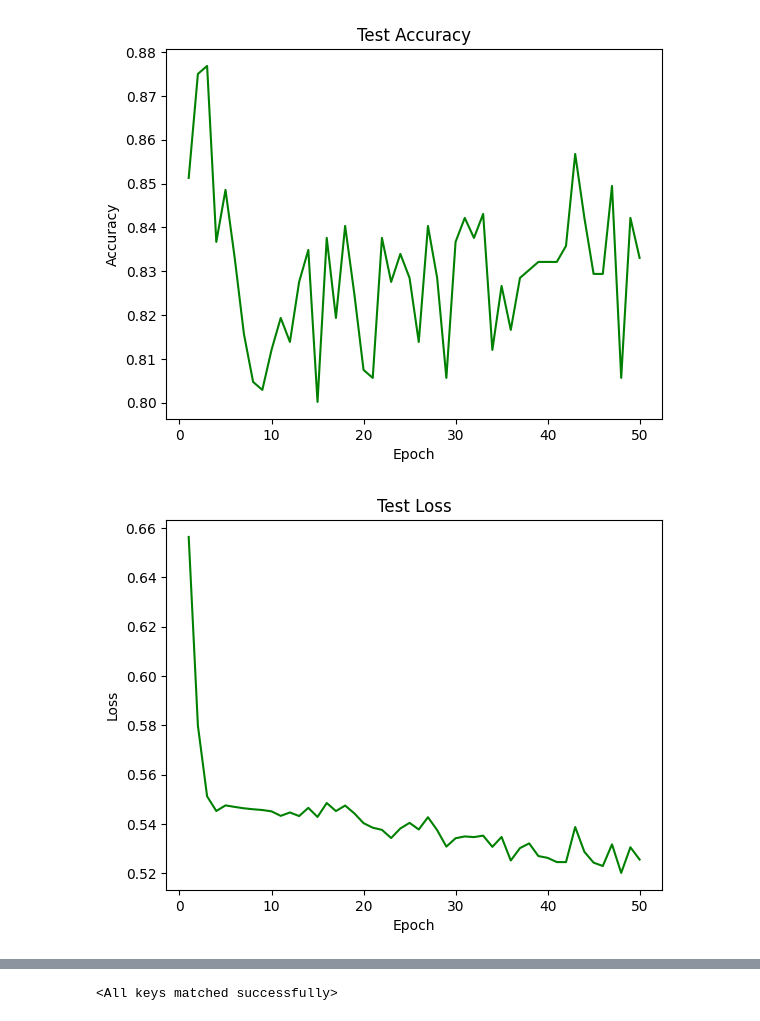
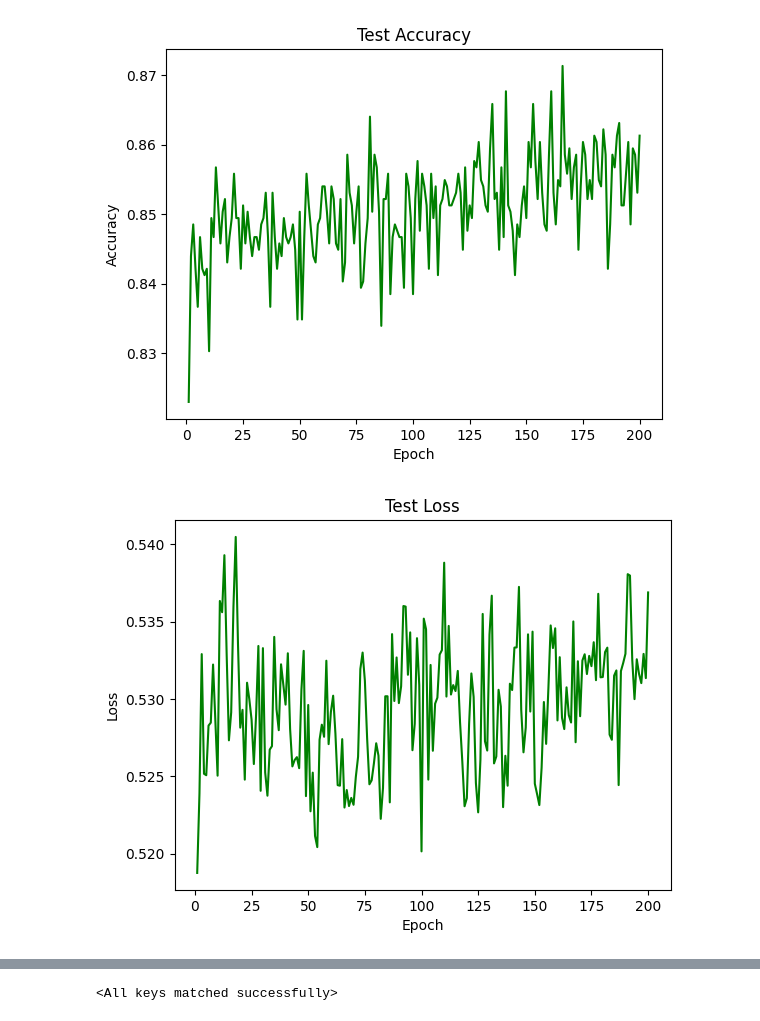
Before and after one commit to lsebin/Quennect, a Jupyter notebook: src/model_full.ipynb, the cells around one changed output, grey strips where cells are left out. Cells and saved outputs as stored; diff of their text form; code cells hidden in the pictures.

```diff
--- a/src/model_full.ipynb
+++ b/src/model_full.ipynb
@@ -21,20 +28,20 @@ HIDDEN2 = 32
 # %%
-def prepare_data():
-    q_cleaned = pd.read_csv('data_vectorized_240228.csv')
-    q_cleaned.drop(['ia_status_Facility Study', 'ia_status_Feasibility Study',
+def prepare_data2():
+    q_cleaned_old = pd.read_csv('data/data_vectorized_240228.csv')
+    q_cleaned_old.drop(['ia_status_Facility Study', 'ia_status_Feasibility Study',
         'ia_status_IA Executed', 'ia_status_Operational',
         'ia_status_System Impact Study', 'Unnamed: 0'], axis=1, inplace=True)
-    cols_to_drop = [col for col in q_cleaned.columns if col.startswith('util')]
-    q_cleaned.drop(cols_to_drop,  axis=1, inplace=True)
+    cols_to_drop = [col for col in q_cleaned_old.columns if col.startswith('util')]
+    q_cleaned_old.drop(cols_to_drop,  axis=1, inplace=True)
 
     exempt = []
-    for col in list(q_cleaned.columns):
-        if q_cleaned[col].max() < 1:
+    for col in list(q_cleaned_old.columns):
+        if q_cleaned_old[col].max() < 1:
               exempt.append(col)
-    q_cleaned.drop(columns = exempt,axis=1, inplace=True)
+    q_cleaned_old.drop(columns = exempt,axis=1, inplace=True)
 
-    target = q_cleaned['ia_status_Withdrawn']
-    features = q_cleaned.drop('ia_status_Withdrawn', axis=1)
+    target = q_cleaned_old['ia_status_Withdrawn']
+    features = q_cleaned_old.drop('ia_status_Withdrawn', axis=1)
 
     scaler = StandardScaler()
     scaler.fit(features)
@@ -46,5 +53,3 @@ def prepare_data():
                                                         test_size = 0.2,
                                                         random_state = seed)
     return X_train, X_test, y_train, y_test
-
-X_train, X_test, y_train, y_test = prepare_data()
@@ -115,7 +241,7 @@ train_loss, test_loss = [], []
 train_acc, test_acc = [], []
 test_f1, t_labels, t_preds = [], [], []
 
-num_epochs = 50
+num_epochs = 200
 for epoch in range(num_epochs):
     #train
     model.train()
@@ -194,29 +320,29 @@ F1: 0.475015492084953
 # %%
-plt.plot(np.arange(1, 51), train_acc, color='green')
+plt.plot(np.arange(1, num_epochs+1), train_acc, color='green')
 plt.title('Train Accuracy')
 plt.xlabel('Epoch')
 plt.ylabel('Accuracy')
 plt.show()
 
-plt.plot(np.arange(1, 51), train_loss, color='green')
+plt.plot(np.arange(1, num_epochs+1), train_loss, color='green')
 plt.title('Train Loss')
 plt.xlabel('Epoch')
 plt.ylabel('Loss')
 plt.show()
 
-plt.plot(np.arange(1, 51), test_acc, color='green')
+plt.plot(np.arange(1, num_epochs+1), test_acc, color='green')
 plt.title('Test Accuracy')
 plt.xlabel('Epoch')
 plt.ylabel('Accuracy')
 plt.show()
 
-plt.plot(np.arange(1, 51), test_loss, color='green')
+plt.plot(np.arange(1, num_epochs+1), test_loss, color='green')
 plt.title('Test Loss')
 plt.xlabel('Epoch')
 plt.ylabel('Loss')
 plt.show()
 
-plt.plot(np.arange(1, 51),  test_f1, color='green')
+plt.plot(np.arange(1, num_epochs+1),  test_f1, color='green')
 plt.title('F1 Score')
 plt.xlabel('Epoch')
 plt.ylabel('F1 Score')
@@ -227,2 +353,2 @@ plt.show()
-[figure, old version]
+[figure, new version]
-[figure, old version]
+[figure, new version]
```
Also changed, not shown: parts of 9 cells of this notebook.
